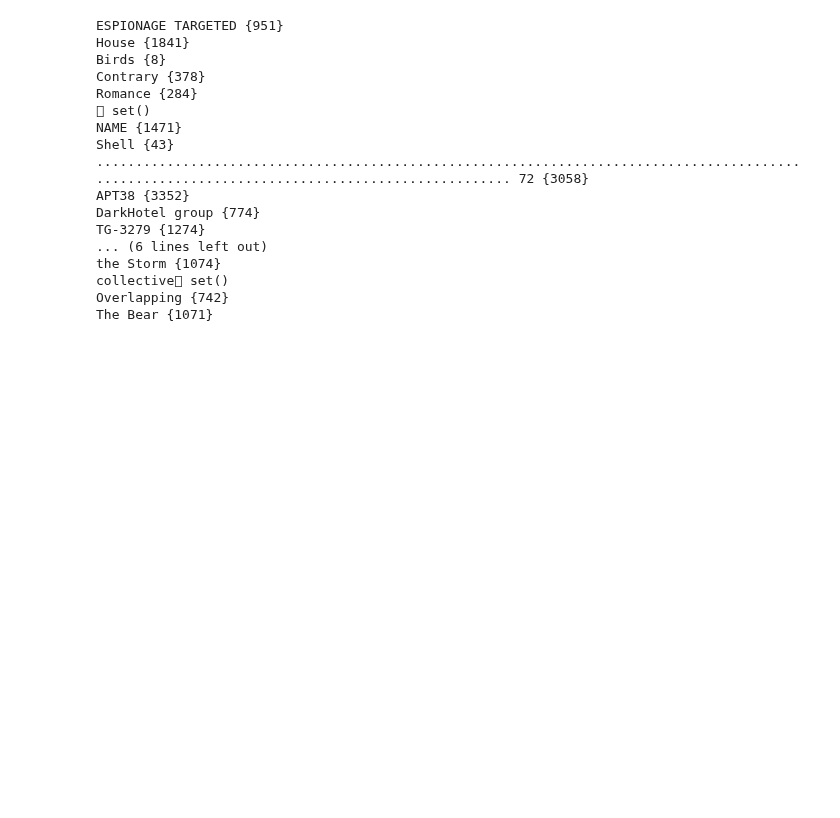
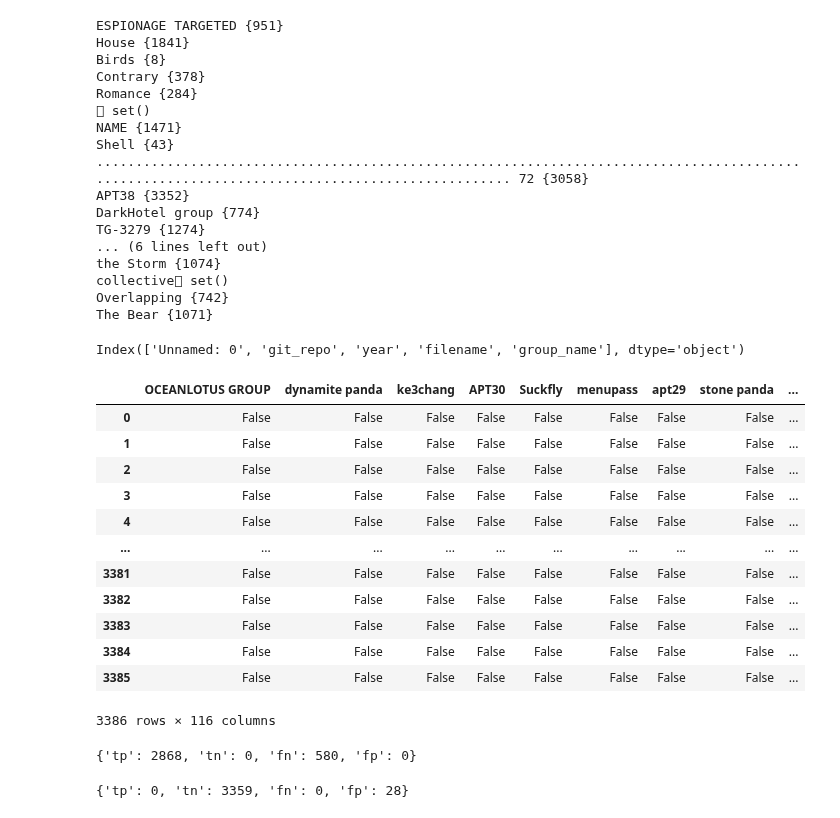
Before and after one commit to eyalho/Cyber_APT_Reports_NER, a Jupyter notebook: creating_data/show_stats_about_results.ipynb, the cells around one changed output. Drawn from its saved outputs; the diff is of its cells as text; code cells hidden in the pictures; blank space fills up the shorter version.

```diff
--- a/creating_data/show_stats_about_results.ipynb
+++ b/creating_data/show_stats_about_results.ipynb
@@ -132,21 +117,0 @@ value_counter_df
-# %%
-verbose_gt_df_new = tstgt_df.copy()
-verbose_r_df_new = tstr_df.copy()
-
-for group in new_names:
-    verbose_gt_df_new[group] = original_tstgt_df.group_name.str.contains(group)
-    verbose_r_df_new[group] = original_tstr_df.group_name.str.contains(group)
-value_counter_new = dict()
-verbose_lines_new = dict()
-for label_value in new_names:
-    tp = (verbose_r_df_new[label_value]==True) & (verbose_gt_df_new[label_value]==True)
-    tn = (verbose_r_df_new[label_value]==False) &(verbose_gt_df_new[label_value]==False)
-    fp = (verbose_r_df_new[label_value]==True) & (verbose_gt_df_new[label_value]==False)
-    fn = (verbose_r_df_new[label_value]==False) & (verbose_gt_df_new[label_value]==True)
-    tp=tp[tp==True]
-    tn=tn[tn==True]
-    fp=fp[fp==True]
-    fn=fn[fn==True]
-    counts_ = [len(tp),len(tn), len(fp), len(fn)]
-    value_counter_new[label_value] = counts_
-    verbose_lines_new[label_value] = {'tp': set(tp.index), 'tn': set(tn.index),'fp': set(fp.index),'fn': set(fn.index)}
@@ -220,3 +178,29 @@ the Storm {1074}
 collective set()
 Overlapping {742}
 The Bear {1071}
+# %%
+tstgt_df.columns
+# %% [output]
+Index(['Unnamed: 0', 'git_repo', 'year', 'filename', 'group_name'], dtype='object')
+# %%
+verbose_gt_df = tstgt_df.copy().drop( ['Unnamed: 0','git_repo', 'year', 'filename','group_name'],axis='columns')
+verbose_r_df = tstr_df.copy().drop(['Unnamed: 0','git_repo', 'year', 'filename','group_name'],axis='columns')
+for group in all_group_names:
+    verbose_gt_df[group] = original_tstgt_df.group_name.str.contains(group)
+    verbose_r_df[group] = original_tstr_df.group_name.str.contains(group)
+# %%
+(verbose_r_df==True) & (verbose_gt_df==True)
+# %% [output]
+|  | OCEANLOTUS GROUP | dynamite panda | ke3chang | APT30 | Suckfly | menupass | apt29 | stone panda | ... |
+| 0 | False | False | False | False | False | False | False | False | ... |
+| 1 | False | False | False | False | False | False | False | False | ... |
+| 2 | False | False | False | False | False | False | False | False | ... |
+| 3 | False | False | False | False | False | False | False | False | ... |
+| 4 | False | False | False | False | False | False | False | False | ... |
+| ... | ... | ... | ... | ... | ... | ... | ... | ... | ... |
+| 3381 | False | False | False | False | False | False | False | False | ... |
+| 3382 | False | False | False | False | False | False | False | False | ... |
+| 3383 | False | False | False | False | False | False | False | False | ... |
+| 3384 | False | False | False | False | False | False | False | False | ... |
+| 3385 | False | False | False | False | False | False | False | False | ... |
+3386 rows × 116 columns
@@ -222,0 +224,8 @@ The Bear {1071}
+# %%
+ calc_general_stats(tstgt_df, tstr_df,original_tstgt_df,original_tstr_df,all_group_names)
+# %% [output]
+{'tp': 2868, 'tn': 0, 'fn': 580, 'fp': 0}
+# %%
+ calc_general_stats(tstgt_df, tstr_df,original_tstgt_df,original_tstr_df,new_names)
+# %% [output]
+{'tp': 0, 'tn': 3359, 'fn': 0, 'fp': 28}
```
Also changed, not shown: parts of 10 cells of this notebook.
